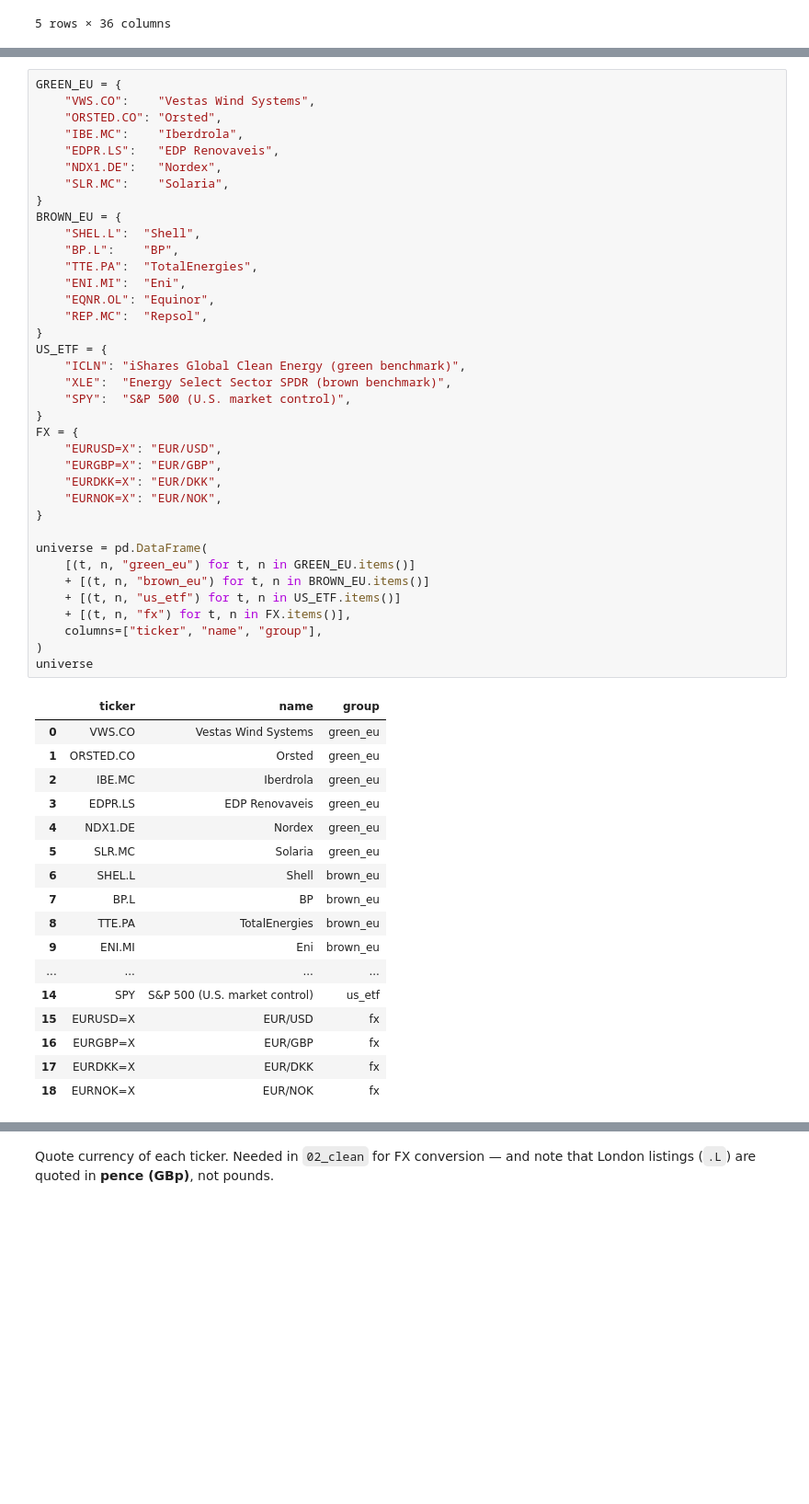
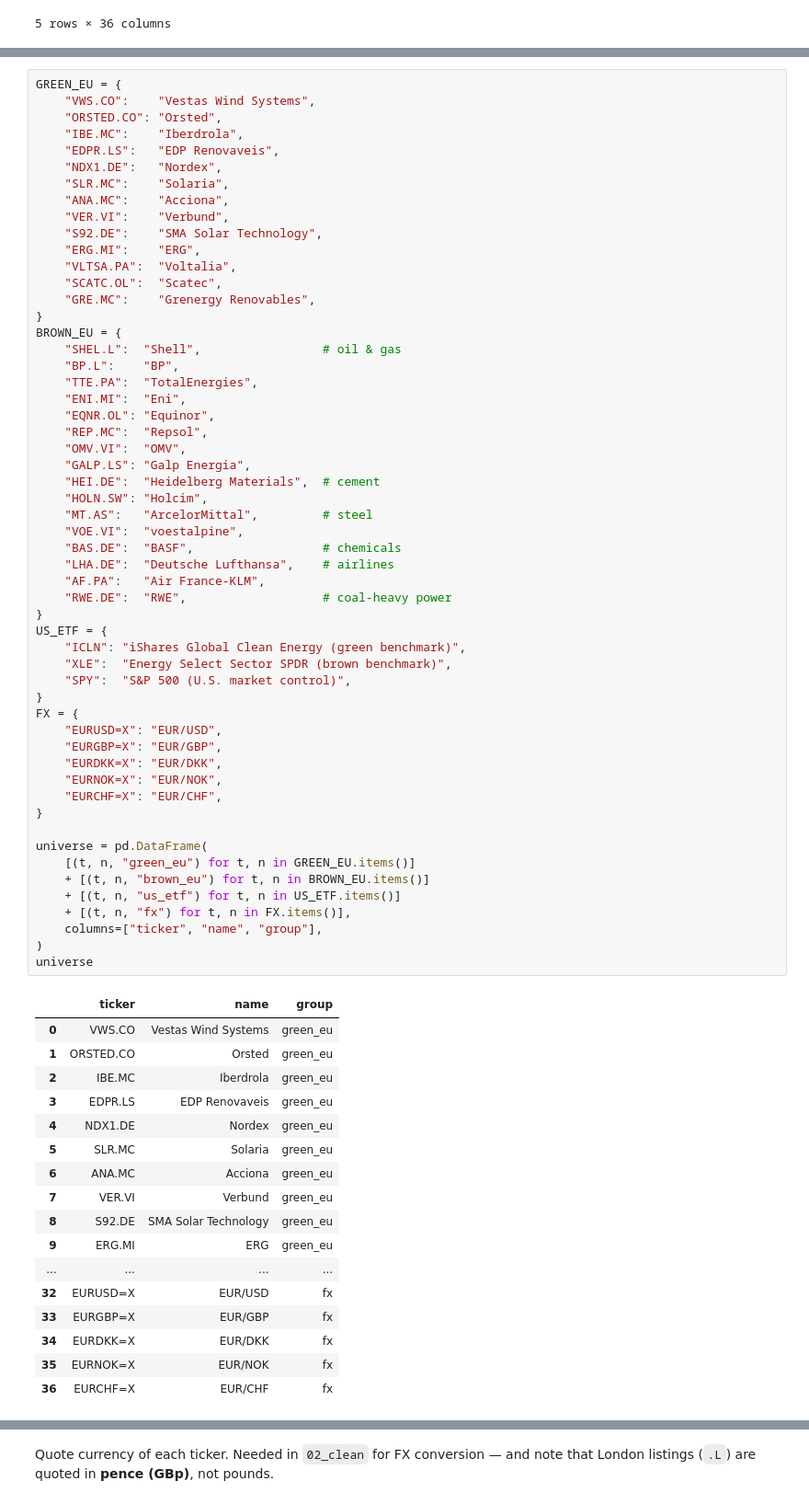
Before and after one commit to Rafael11-prog/climate-concerns-green-brown, a Jupyter notebook: code/01_get_data.ipynb, the cells around one changed output, grey strips where cells are left out. Shown at 92% size. Drawn from its saved outputs; the diff is of its cells as text; blank space fills up the shorter version.

```diff
--- a/code/01_get_data.ipynb
+++ b/code/01_get_data.ipynb
@@ -100,53 +82,71 @@ GREEN_EU = {
     "EDPR.LS":   "EDP Renovaveis",
     "NDX1.DE":   "Nordex",
     "SLR.MC":    "Solaria",
+    "ANA.MC":    "Acciona",
+    "VER.VI":    "Verbund",
+    "S92.DE":    "SMA Solar Technology",
+    "ERG.MI":    "ERG",
+    "VLTSA.PA":  "Voltalia",
+    "SCATC.OL":  "Scatec",
+    "GRE.MC":    "Grenergy Renovables",
 }
 BROWN_EU = {
-    "SHEL.L":  "Shell",
+    "SHEL.L":  "Shell",                 # oil & gas
     "BP.L":    "BP",
     "TTE.PA":  "TotalEnergies",
     "ENI.MI":  "Eni",
     "EQNR.OL": "Equinor",
     "REP.MC":  "Repsol",
+    "OMV.VI":  "OMV",
+    "GALP.LS": "Galp Energia",
+    "HEI.DE":  "Heidelberg Materials",  # cement
+    "HOLN.SW": "Holcim",
+    "MT.AS":   "ArcelorMittal",         # steel
+    "VOE.VI":  "voestalpine",
+    "BAS.DE":  "BASF",                  # chemicals
+    "LHA.DE":  "Deutsche Lufthansa",    # airlines
+    "AF.PA":   "Air France-KLM",
+    "RWE.DE":  "RWE",                   # coal-heavy power
 }
 US_ETF = {
     "ICLN": "iShares Global Clean Energy (green benchmark)",
     "XLE":  "Energy Select Sector SPDR (brown benchmark)",
     "SPY":  "S&P 500 (U.S. market control)",
 }
 FX = {
     "EURUSD=X": "EUR/USD",
     "EURGBP=X": "EUR/GBP",
     "EURDKK=X": "EUR/DKK",
     "EURNOK=X": "EUR/NOK",
+    "EURCHF=X": "EUR/CHF",
 }
 
 universe = pd.DataFrame(
     [(t, n, "green_eu") for t, n in GREEN_EU.items()]
     + [(t, n, "brown_eu") for t, n in BROWN_EU.items()]
     + [(t, n, "us_etf") for t, n in US_ETF.items()]
     + [(t, n, "fx") for t, n in FX.items()],
     columns=["ticker", "name", "group"],
 )
 universe
 # %% [output]
 |  | ticker | name | group |
 | 0 | VWS.CO | Vestas Wind Systems | green_eu |
 | 1 | ORSTED.CO | Orsted | green_eu |
 | 2 | IBE.MC | Iberdrola | green_eu |
 | 3 | EDPR.LS | EDP Renovaveis | green_eu |
 | 4 | NDX1.DE | Nordex | green_eu |
 | 5 | SLR.MC | Solaria | green_eu |
-| 6 | SHEL.L | Shell | brown_eu |
-| 7 | BP.L | BP | brown_eu |
-| 8 | TTE.PA | TotalEnergies | brown_eu |
-| 9 | ENI.MI | Eni | brown_eu |
+| 6 | ANA.MC | Acciona | green_eu |
+| 7 | VER.VI | Verbund | green_eu |
+| 8 | S92.DE | SMA Solar Technology | green_eu |
+| 9 | ERG.MI | ERG | green_eu |
 | ... | ... | ... | ... |
-| 14 | SPY | S&P 500 (U.S. market control) | us_etf |
-| 15 | EURUSD=X | EUR/USD | fx |
-| 16 | EURGBP=X | EUR/GBP | fx |
-| 17 | EURDKK=X | EUR/DKK | fx |
-| 18 | EURNOK=X | EUR/NOK | fx |
+| 32 | EURUSD=X | EUR/USD | fx |
+| 33 | EURGBP=X | EUR/GBP | fx |
+| 34 | EURDKK=X | EUR/DKK | fx |
+| 35 | EURNOK=X | EUR/NOK | fx |
+| 36 | EURCHF=X | EUR/CHF | fx |
 # %%
 # Adjusted closes (dividends and splits included), one column per ticker
 px = yf.download(
```
Also changed, not shown: parts of 6 cells of this notebook.
